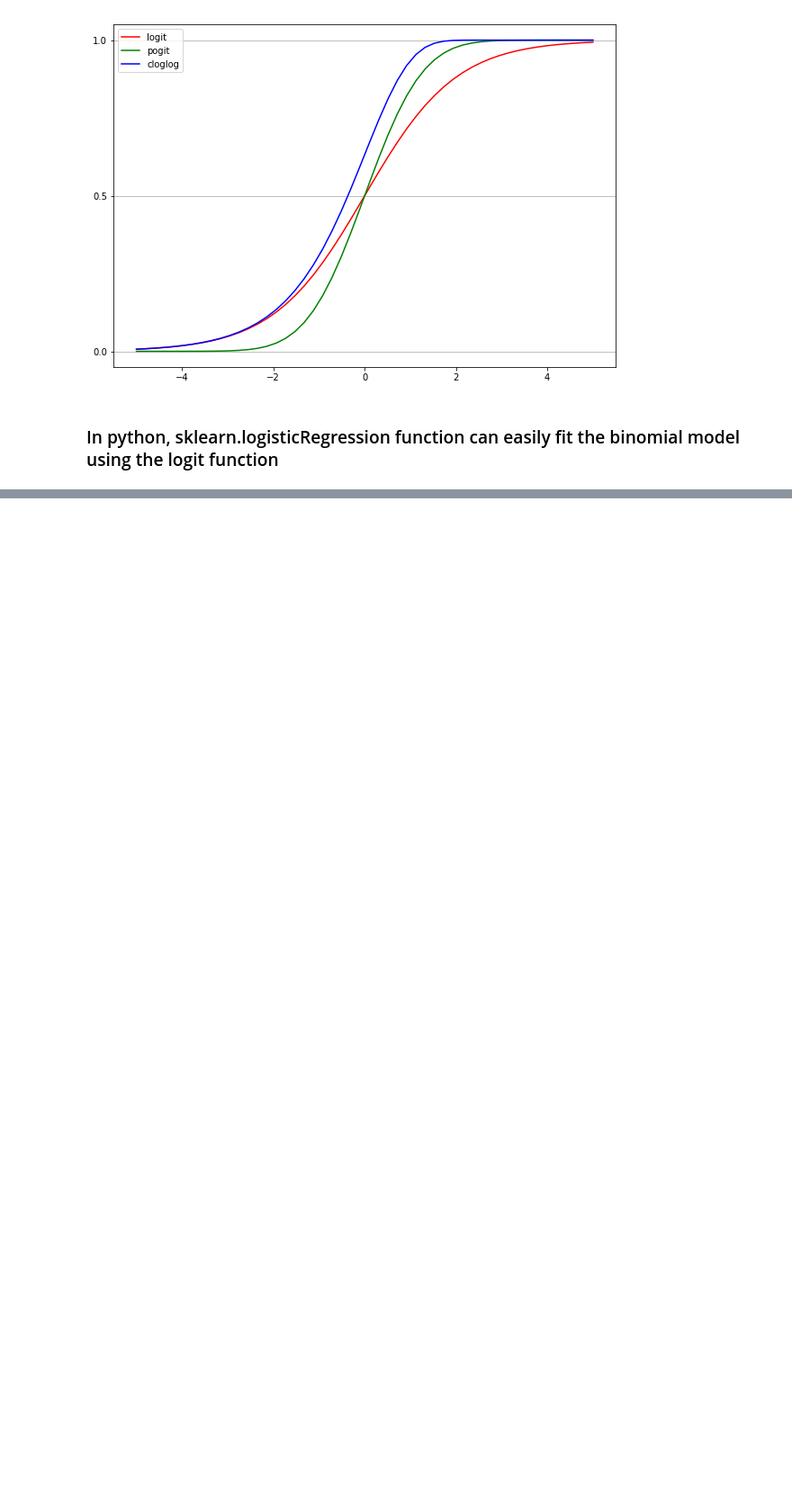
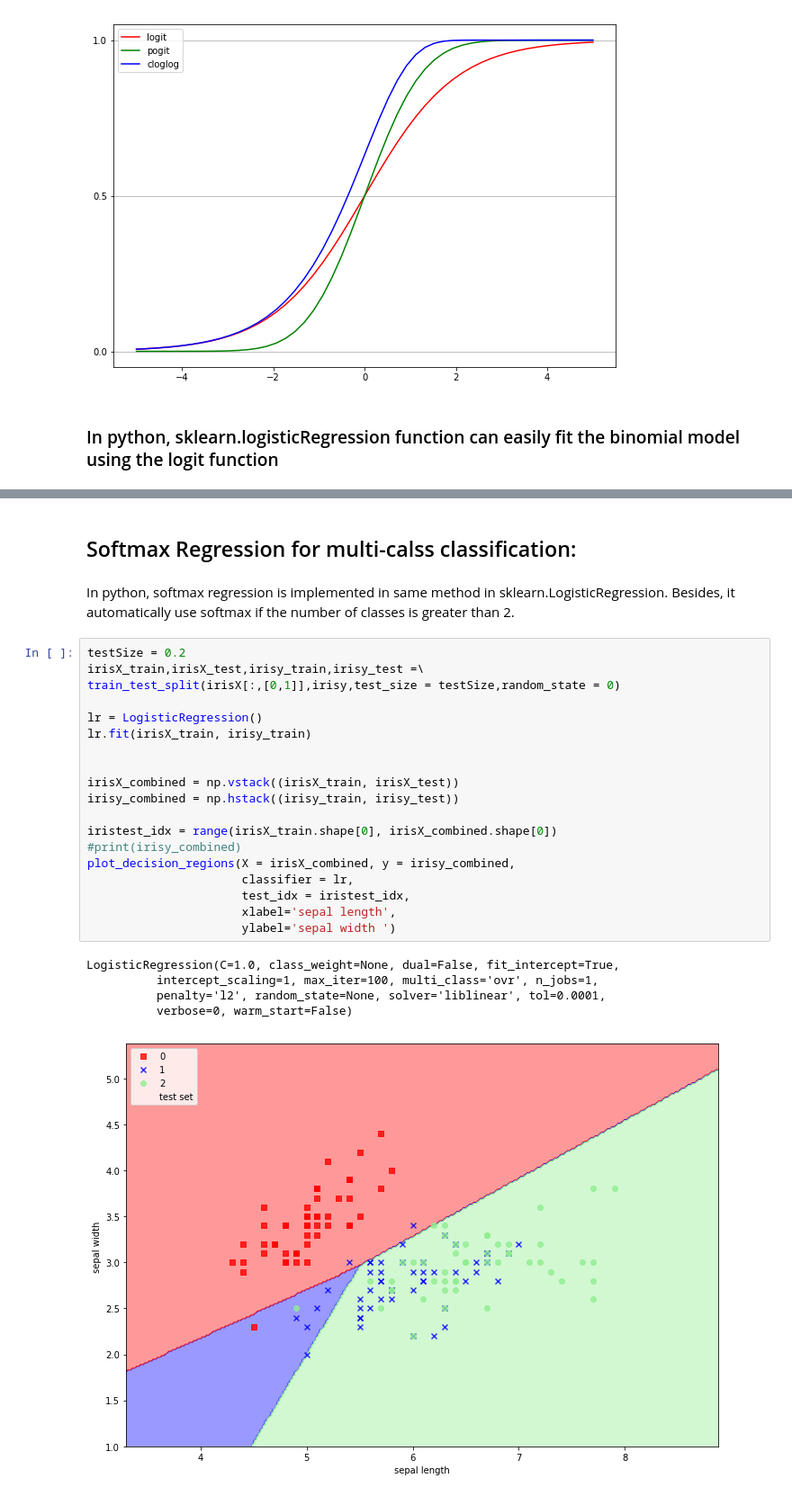
Before and after one commit to makakin/Stat3612Python, a Jupyter notebook: [Lecture 8] Classification.ipynb, the cells around one changed output, grey strips where cells are left out. Shown at 90% size. Cells and saved outputs as stored; diff of their text form; blank space fills up the shorter version.

Commit message:
Lecture 8 python note added

```diff
--- a/[Lecture 8] Classification.ipynb
+++ b/[Lecture 8] Classification.ipynb
@@ -118,0 +221,29 @@ This is the fitted parameters for logistic regression:  [[-0.21610058  3.2472952
+# %% [markdown]
+## Softmax Regression for multi-calss classification:
+# %% [markdown]
+In python, softmax regression is implemented in same method in sklearn.LogisticRegression. Besides, it automatically use softmax if the number of classes is greater than 2.
+# %%
+testSize = 0.2
+irisX_train,irisX_test,irisy_train,irisy_test =\
+train_test_split(irisX[:,[0,1]],irisy,test_size = testSize,random_state = 0)
+
+lr = LogisticRegression()
+lr.fit(irisX_train, irisy_train)
+
+
+irisX_combined = np.vstack((irisX_train, irisX_test))
+irisy_combined = np.hstack((irisy_train, irisy_test))
+
+iristest_idx = range(irisX_train.shape[0], irisX_combined.shape[0])
+#print(irisy_combined)
+plot_decision_regions(X = irisX_combined, y = irisy_combined,
+                      classifier = lr,
+                      test_idx = iristest_idx,
+                      xlabel='sepal length',
+                      ylabel='sepal width ')
+# %% [output]
+LogisticRegression(C=1.0, class_weight=None, dual=False, fit_intercept=True,
+          intercept_scaling=1, max_iter=100, multi_class='ovr', n_jobs=1,
+          penalty='l2', random_state=None, solver='liblinear', tol=0.0001,
+          verbose=0, warm_start=False)
+[figure, added]
```
Also changed, not shown: parts of 15 cells of this notebook.
